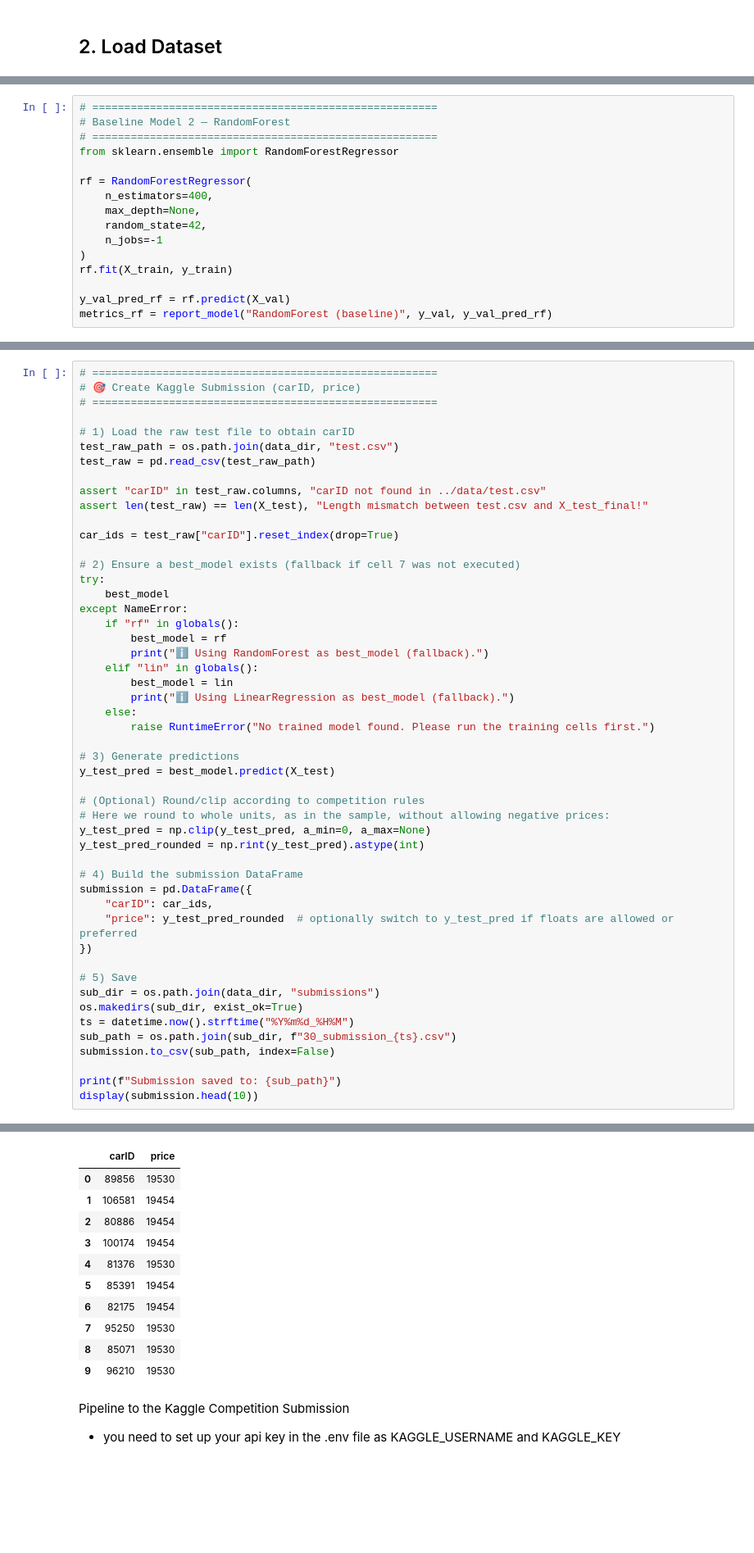
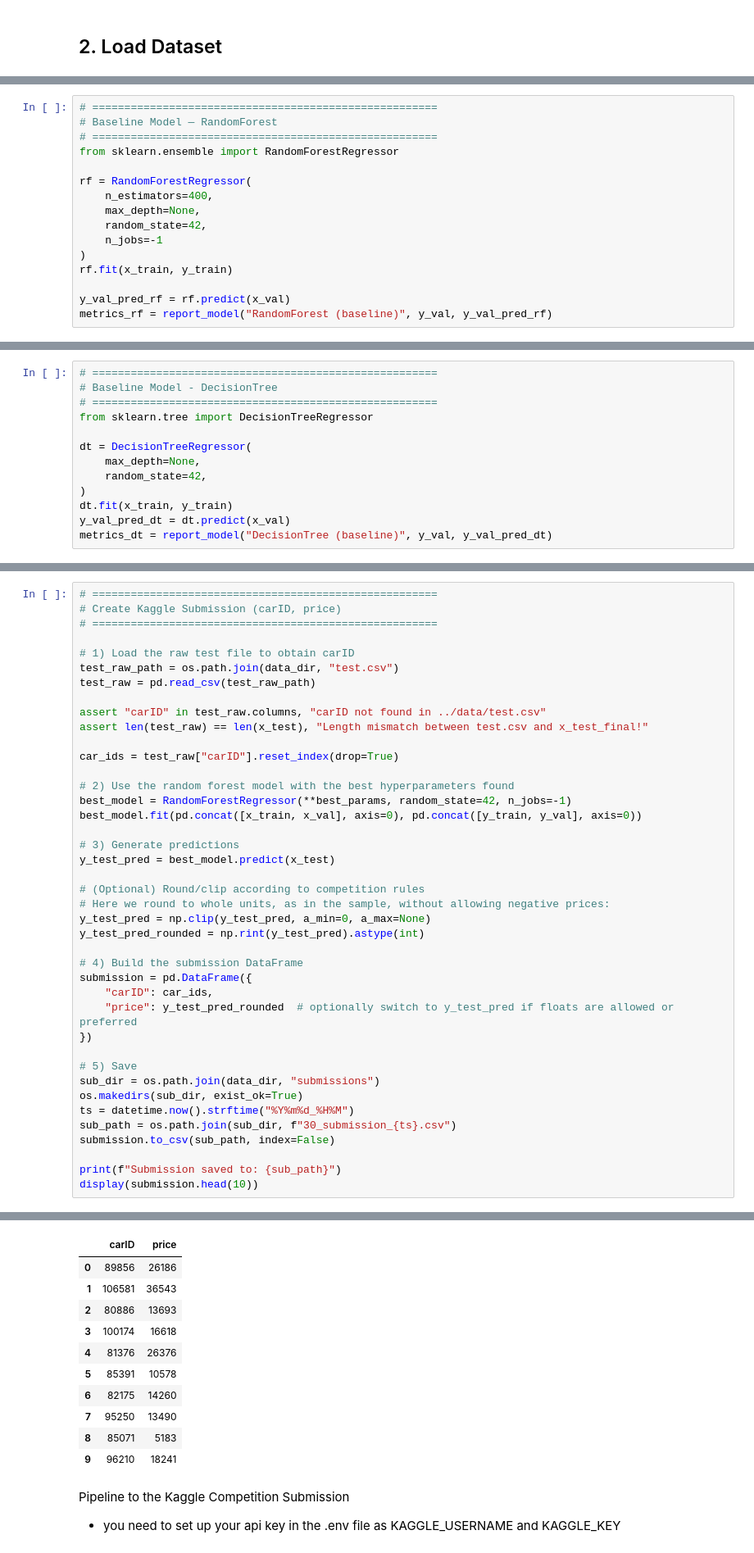
Before and after one commit to Mehmet1700/MachineLearningProject-NOVAIMS2025, a Jupyter notebook: submission1_notebooks/30_modeling_and_evaluation.ipynb, the cells around one changed output, grey strips where cells are left out. Shown at 82% size. Cells and saved outputs as stored; diff of their text form; blank space fills up the shorter version.

```diff
--- a/submission1_notebooks/30_modeling_and_evaluation.ipynb
+++ b/submission1_notebooks/30_modeling_and_evaluation.ipynb
@@ -130,6 +143,6 @@ metrics_lin = report_model("LinearRegression (baseline)", y_val, y_val_pred_lin)
 # %%
 # ======================================================
-# Baseline Model 2 — RandomForest
+# Baseline Model — RandomForest
 # ======================================================
 from sklearn.ensemble import RandomForestRegressor
 
@@ -139,8 +152,8 @@ rf = RandomForestRegressor(
     random_state=42,
     n_jobs=-1
 )
-rf.fit(X_train, y_train)
+rf.fit(x_train, y_train)
 
-y_val_pred_rf = rf.predict(X_val)
+y_val_pred_rf = rf.predict(x_val)
 metrics_rf = report_model("RandomForest (baseline)", y_val, y_val_pred_rf)
 # %% [output]
@@ -148,3 +176,16 @@ metrics_rf = report_model("RandomForest (baseline)", y_val, y_val_pred_rf)
+# %%
+# ======================================================
+# Baseline Model - DecisionTree
+# ======================================================
+from sklearn.tree import DecisionTreeRegressor
+
+dt = DecisionTreeRegressor(
+    max_depth=None,
+    random_state=42,
+)
+dt.fit(x_train, y_train)
+y_val_pred_dt = dt.predict(x_val)
+metrics_dt = report_model("DecisionTree (baseline)", y_val, y_val_pred_dt)
 # %%
 # ======================================================
 # Compare baselines & pick current best
@@ -188,6 +271,6 @@ print(f"🏆 Current best (validation): {best_name}")
 # %%
 # ======================================================
-# 🎯 Create Kaggle Submission (carID, price)
+# Create Kaggle Submission (carID, price)
 # ======================================================
 
 # 1) Load the raw test file to obtain carID
@@ -195,25 +278,16 @@ test_raw_path = os.path.join(data_dir, "test.csv")
 test_raw = pd.read_csv(test_raw_path)
 
 assert "carID" in test_raw.columns, "carID not found in ../data/test.csv"
-assert len(test_raw) == len(X_test), "Length mismatch between test.csv and X_test_final!"
+assert len(test_raw) == len(x_test), "Length mismatch between test.csv and x_test_final!"
 
 car_ids = test_raw["carID"].reset_index(drop=True)
 
-# 2) Ensure a best_model exists (fallback if cell 7 was not executed)
-try:
-    best_model
-except NameError:
-    if "rf" in globals():
-        best_model = rf
-        print("ℹ️ Using RandomForest as best_model (fallback).")
-    elif "lin" in globals():
-        best_model = lin
-        print("ℹ️ Using LinearRegression as best_model (fallback).")
-    else:
-        raise RuntimeError("No trained model found. Please run the training cells first.")
+# 2) Use the random forest model with the best hyperparameters found
+best_model = RandomForestRegressor(**best_params, random_state=42, n_jobs=-1)
+best_model.fit(pd.concat([x_train, x_val], axis=0), pd.concat([y_train, y_val], axis=0))
 
 # 3) Generate predictions
-y_test_pred = best_model.predict(X_test)
+y_test_pred = best_model.predict(x_test)
 
 # (Optional) Round/clip according to competition rules
 # Here we round to whole units, as in the sample, without allowing negative prices:
@@ -241,14 +314,14 @@ display(submission.head(10))
 |  | carID | price |
-| 0 | 89856 | 19530 |
-| 1 | 106581 | 19454 |
-| 2 | 80886 | 19454 |
-| 3 | 100174 | 19454 |
-| 4 | 81376 | 19530 |
-| 5 | 85391 | 19454 |
-| 6 | 82175 | 19454 |
-| 7 | 95250 | 19530 |
-| 8 | 85071 | 19530 |
-| 9 | 96210 | 19530 |
+| 0 | 89856 | 26186 |
+| 1 | 106581 | 36543 |
+| 2 | 80886 | 13693 |
+| 3 | 100174 | 16618 |
+| 4 | 81376 | 26376 |
+| 5 | 85391 | 10578 |
+| 6 | 82175 | 14260 |
+| 7 | 95250 | 13490 |
+| 8 | 85071 | 5183 |
+| 9 | 96210 | 18241 |
 # %% [markdown]
 Pipeline to the Kaggle Competition Submission
 
```
Also changed, not shown: parts of 16 cells of this notebook, 23 other files.
